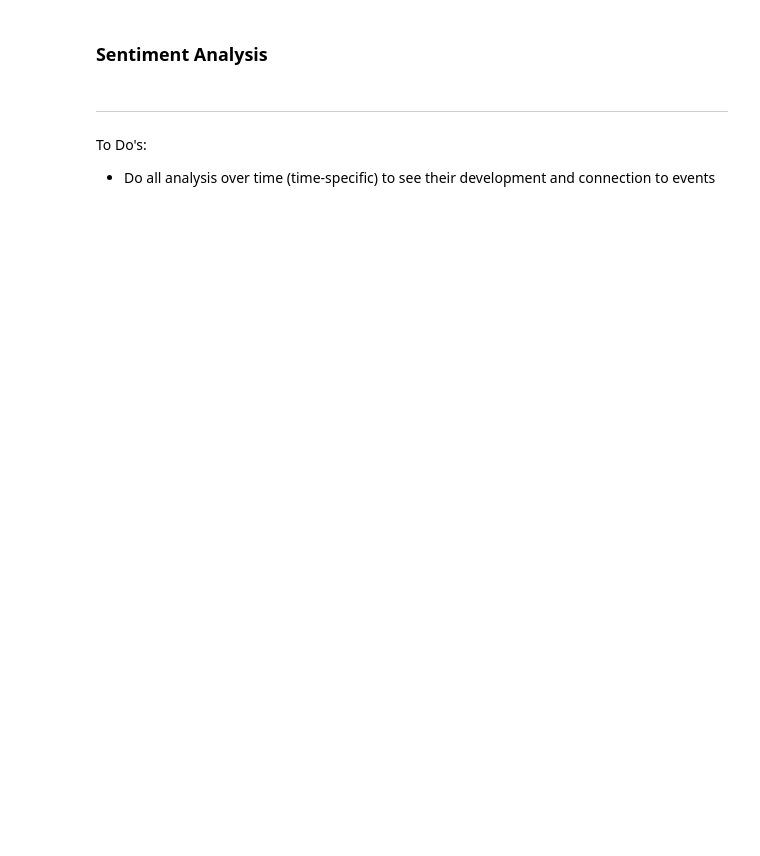
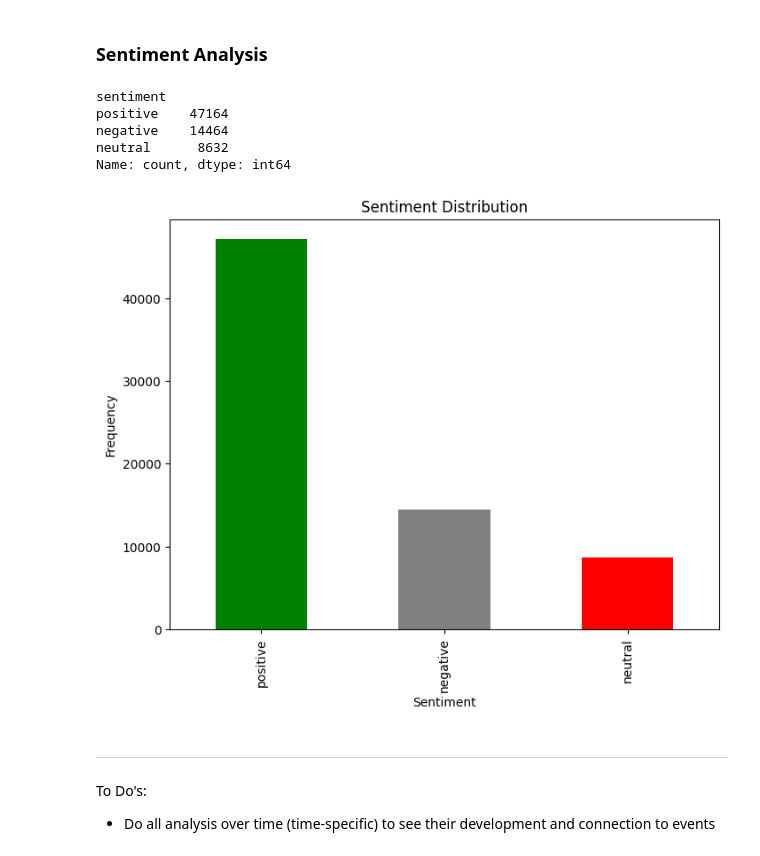
Before and after one commit to lgiesen/social-media-analysis, a Jupyter notebook: text_analysis.ipynb, the cells around one changed output. Drawn from its saved outputs; the diff is of its cells as text; code cells hidden in the pictures; blank space fills up the shorter version.

Commit message:
:sparkles: Sentiment analysis and text mining

```diff
--- a/text_analysis.ipynb
+++ b/text_analysis.ipynb
@@ -37,15 +37,15 @@ Median text length: 175.0
 import matplotlib.pyplot as plt
 
 # Ensure 'timestamp' is in datetime format
-df['timestamp'] = pd.to_datetime(df['timestamp'])
+data['timestamp'] = pd.to_datetime(data['timestamp'])
 
 # Calculate overall post count
-total_posts = df.shape[0]
+total_posts = data.shape[0]
 print(f"Total number of posts: {total_posts}")
 
 # Calculate post count per day
-df['date'] = df['timestamp'].dt.date  # Extract date (without time)
-daily_post_counts = df.groupby('date').size()
+data['date'] = data['timestamp'].dt.date  # Extract date (without time)
+daily_post_counts = data.groupby('date').size()
 
 # Display the daily post counts
 print(daily_post_counts)
@@ -140,35 +133,42 @@ pyLDAvis.display(lda_visualization)  # For Jupyter Notebooks
 # %%
 from vaderSentiment.vaderSentiment import SentimentIntensityAnalyzer
 
 # Initialize VADER Sentiment Analyzer
 analyzer = SentimentIntensityAnalyzer()
 
 # Define a function to calculate sentiment
 def analyze_sentiment(text):
     sentiment_scores = analyzer.polarity_scores(text)
     # Determine sentiment as positive, neutral, or negative
     if sentiment_scores['compound'] >= 0.05:
         return 'positive'
     elif sentiment_scores['compound'] <= -0.05:
         return 'negative'
     else:
         return 'neutral'
 
 # Apply sentiment analysis to the 'text' column
-df['sentiment'] = df['text'].apply(analyze_sentiment)
+data['sentiment'] = data['text'].apply(analyze_sentiment)
 
 # Output the distribution of sentiments
-print(df['sentiment'].value_counts())
+print(data['sentiment'].value_counts())
 
 # Visualize sentiment distribution
 import matplotlib.pyplot as plt
 
 plt.figure(figsize=(8, 6))
-df['sentiment'].value_counts().plot(kind='bar', color=['green', 'gray', 'red'])
+data['sentiment'].value_counts().plot(kind='bar', color=['green', 'gray', 'red'])
 plt.title('Sentiment Distribution')
 plt.xlabel('Sentiment')
 plt.ylabel('Frequency')
 plt.show()
+# %% [output]
+sentiment
+positive    47164
+negative    14464
+neutral      8632
+Name: count, dtype: int64
+[figure, added]
 # %%
 from textblob import TextBlob
 
```
Also changed, not shown: parts of 4 cells of this notebook.
